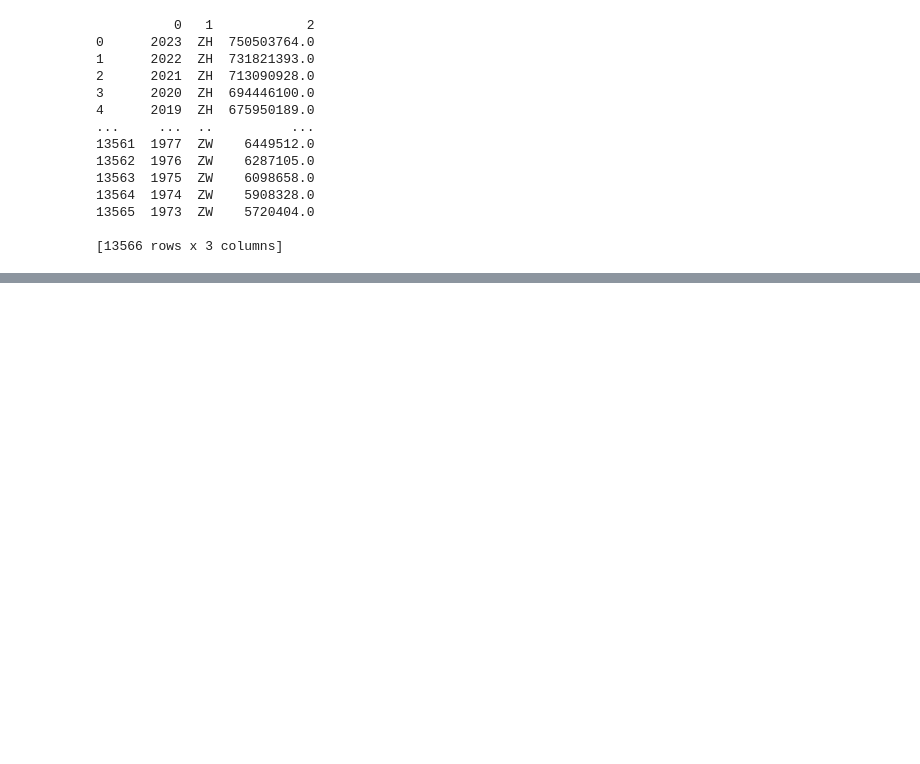
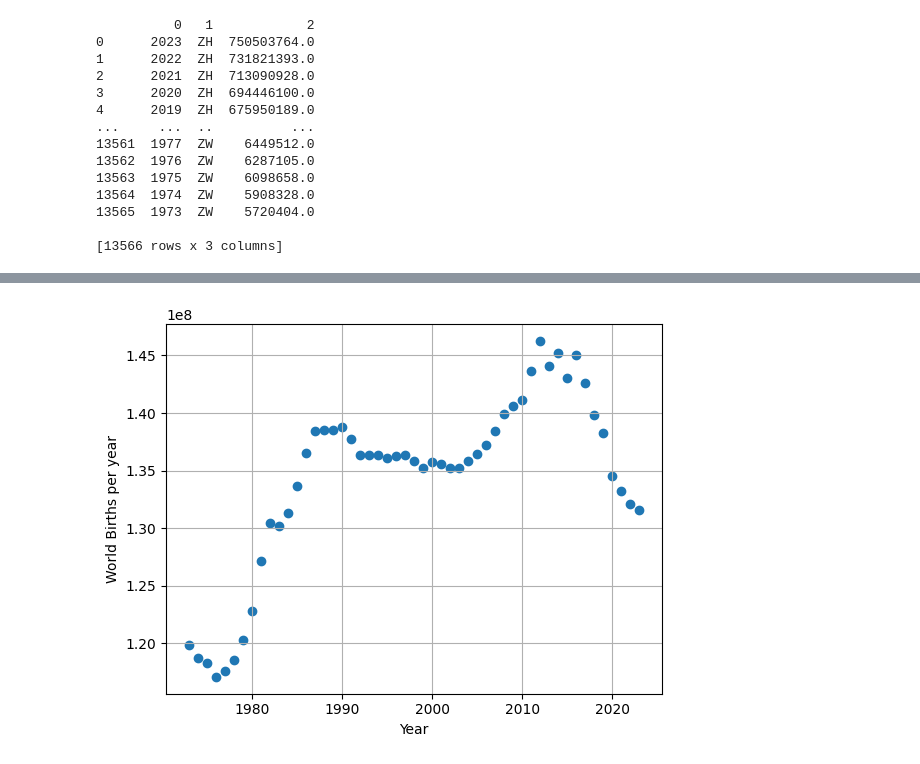
Before and after one commit to dstrande/sd37-application, a Jupyter notebook: sd43-application.ipynb, the cells around one changed output, grey strips where cells are left out. Saved outputs shown, nothing was run; the diff lists cells and outputs as text; code cells hidden in the pictures; blank space fills up the shorter version.

```diff
--- a/sd43-application.ipynb
+++ b/sd43-application.ipynb
@@ -229,0 +377,10 @@ combined_dataframe
+# %%
+fig, ax = plt.subplots()
+ax.grid()
+plt.scatter(total_births.index, total_births)
+
+ax.set(xlabel='Year', ylabel='World Births per year')
+
+plt.show()
+# %% [output]
+[figure, added]
```
Also changed, not shown: parts of 15 cells of this notebook.
